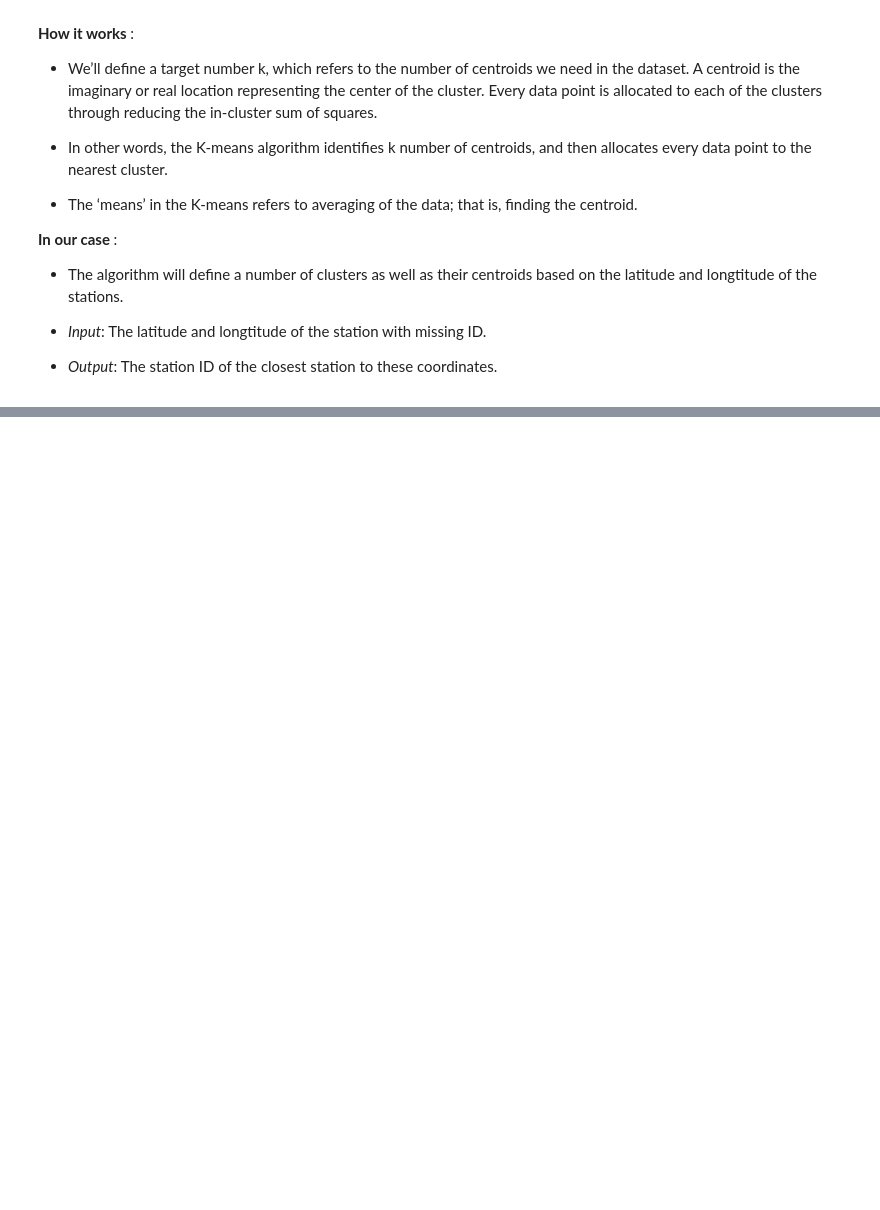
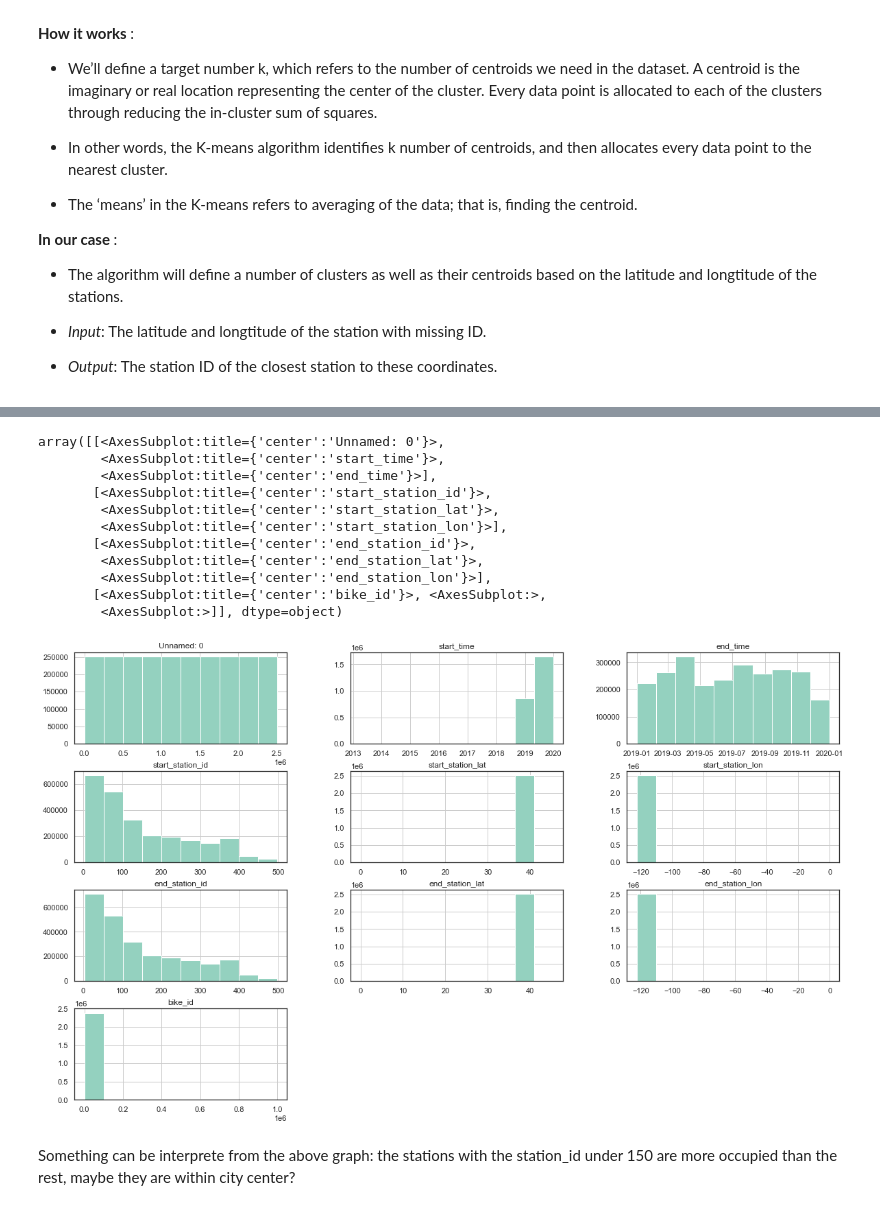
Before and after one commit to Ppkhanh/The-Learning-Machines, a Jupyter notebook: DataPrepVer1.ipynb, the cells around one changed output, grey strips where cells are left out. Cells and saved outputs as stored; diff of their text form; code cells hidden in the pictures; blank space fills up the shorter version.

```diff
--- a/DataPrepVer1.ipynb
+++ b/DataPrepVer1.ipynb
@@ -399,0 +581,4 @@ Linh: Note that the algorithm was only performed on missing start_station_id. Fo
+# %%
+bikeRen = pd.read_csv("baywheels_clean.csv", encoding="ISO-8859-1")
+bikeRen.sort_index(inplace=True)
+bikeRen.head(10)
@@ -399,0 +597,3 @@ Linh: Note that the algorithm was only performed on missing start_station_id. Fo
+# %%
+bikeRen.sort_values(by='bike_id',inplace=True)
+bikeRen.head(10)
@@ -399,0 +648,18 @@ Linh: Note that the algorithm was only performed on missing start_station_id. Fo
+# %%
+bikeRen.hist(bins = 10, figsize = (20, 12))
+# %% [output]
+array([[<AxesSubplot:title={'center':'Unnamed: 0'}>,
+        <AxesSubplot:title={'center':'start_time'}>,
+        <AxesSubplot:title={'center':'end_time'}>],
+       [<AxesSubplot:title={'center':'start_station_id'}>,
+        <AxesSubplot:title={'center':'start_station_lat'}>,
+        <AxesSubplot:title={'center':'start_station_lon'}>],
+       [<AxesSubplot:title={'center':'end_station_id'}>,
+        <AxesSubplot:title={'center':'end_station_lat'}>,
+        <AxesSubplot:title={'center':'end_station_lon'}>],
+       [<AxesSubplot:title={'center':'bike_id'}>, <AxesSubplot:>,
+        <AxesSubplot:>]], dtype=object)
+[figure, added]
+# %% [markdown]
+Something can be interprete from the above graph:
+the stations with the station_id under 150 are more occupied than the rest, maybe they are within city center?
```
Also changed, not shown: parts of 40 cells of this notebook.
